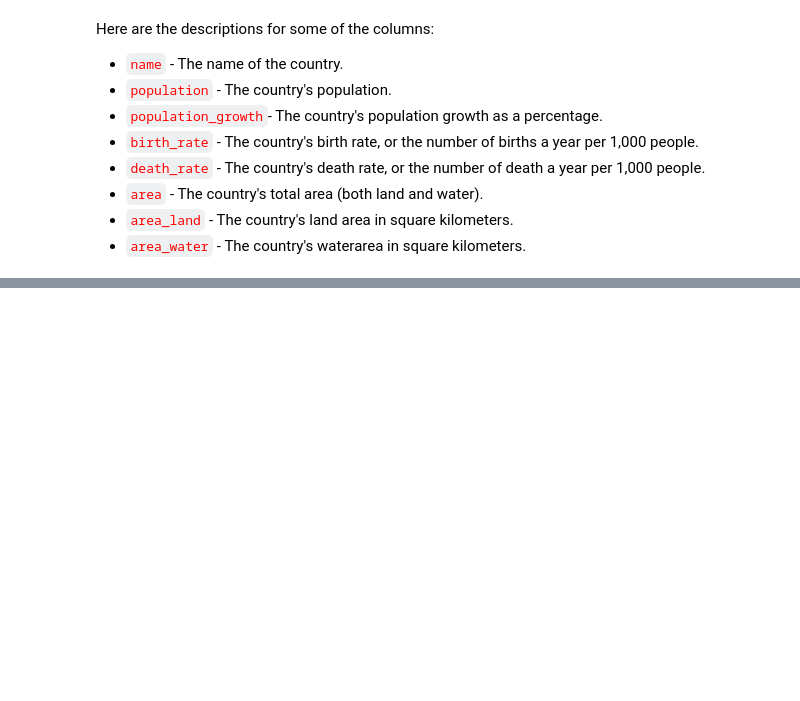
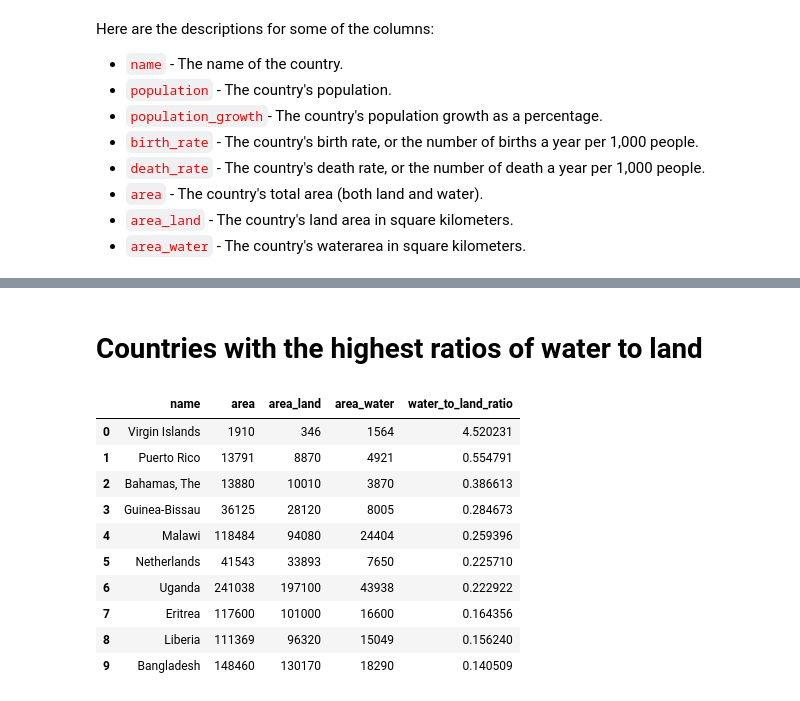
Before and after one commit to pralmeida/dataquest, a Jupyter notebook: Guided Project - Analyzing CIA Factbook Data Using SQLite and Python/Analyzing CIA Factbook Data.ipynb, the cells around one changed output, grey strips where cells are left out. Saved outputs shown, nothing was run; the diff lists cells and outputs as text; code cells hidden in the pictures; blank space fills up the shorter version.

```diff
--- a/Guided Project - Analyzing CIA Factbook Data Using SQLite and Python/Analyzing CIA Factbook Data.ipynb
+++ b/Guided Project - Analyzing CIA Factbook Data Using SQLite and Python/Analyzing CIA Factbook Data.ipynb
@@ -46,0 +153,27 @@ Está completo o passo 1. Falta completar o passo 2
+# %% [markdown]
+# Countries with the highest ratios of water to land
+# %%
+query = '''
+select name,
+       area,
+       area_land,
+       area_water,
+       cast(area_water as float) / cast(area_land as float) as 'water_to_land_ratio'
+  from facts
+ where population not in (0, 7256490011)
+ order by water_to_land_ratio desc
+ limit 10
+'''
+pd.read_sql_query(query, conn)
+# %% [output]
+|  | name | area | area_land | area_water | water_to_land_ratio |
+| 0 | Virgin Islands | 1910 | 346 | 1564 | 4.520231 |
+| 1 | Puerto Rico | 13791 | 8870 | 4921 | 0.554791 |
+| 2 | Bahamas, The | 13880 | 10010 | 3870 | 0.386613 |
+| 3 | Guinea-Bissau | 36125 | 28120 | 8005 | 0.284673 |
+| 4 | Malawi | 118484 | 94080 | 24404 | 0.259396 |
+| 5 | Netherlands | 41543 | 33893 | 7650 | 0.225710 |
+| 6 | Uganda | 241038 | 197100 | 43938 | 0.222922 |
+| 7 | Eritrea | 117600 | 101000 | 16600 | 0.164356 |
+| 8 | Liberia | 111369 | 96320 | 15049 | 0.156240 |
+| 9 | Bangladesh | 148460 | 130170 | 18290 | 0.140509 |
```
Also changed, not shown: parts of 13 cells of this notebook.
